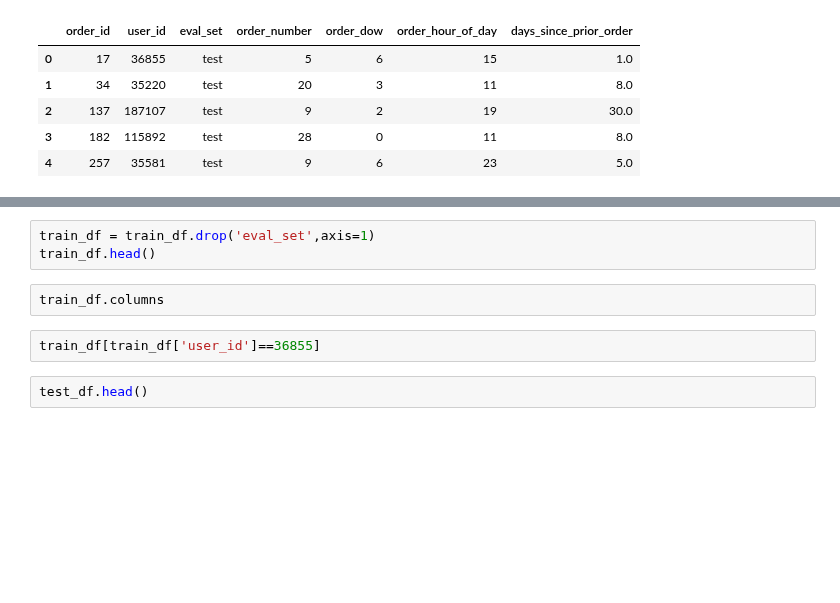
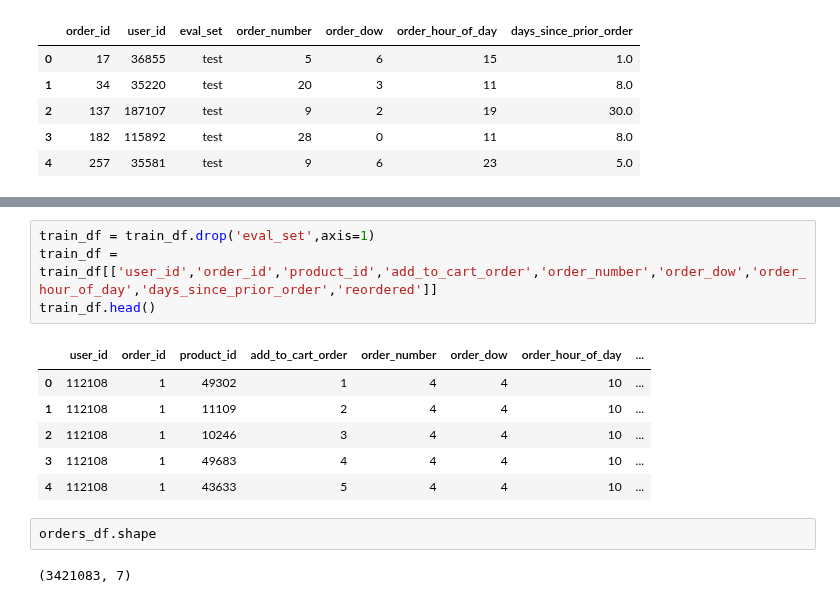
Before and after one commit to Edwardp17/Kaggle, a Jupyter notebook: instacart/instacart_predictive.ipynb, the cells around one changed output, grey strips where cells are left out. Cells and saved outputs as stored; diff of their text form; blank space fills up the shorter version.

```diff
--- a/instacart/instacart_predictive.ipynb
+++ b/instacart/instacart_predictive.ipynb
@@ -151,9 +196,15 @@ test_df.head()
 # %%
 train_df = train_df.drop('eval_set',axis=1)
+train_df = train_df[['user_id','order_id','product_id','add_to_cart_order','order_number','order_dow','order_hour_of_day','days_since_prior_order','reordered']]
 train_df.head()
+# %% [output]
+|  | user_id | order_id | product_id | add_to_cart_order | order_number | order_dow | order_hour_of_day | ... |
+| 0 | 112108 | 1 | 49302 | 1 | 4 | 4 | 10 | ... |
+| 1 | 112108 | 1 | 11109 | 2 | 4 | 4 | 10 | ... |
+| 2 | 112108 | 1 | 10246 | 3 | 4 | 4 | 10 | ... |
+| 3 | 112108 | 1 | 49683 | 4 | 4 | 4 | 10 | ... |
+| 4 | 112108 | 1 | 43633 | 5 | 4 | 4 | 10 | ... |
-# %%
-train_df.columns
-# %%
-train_df[train_df['user_id']==36855]
-# %%
-test_df.head()
+# %%
+orders_df.shape
+# %% [output]
+(3421083, 7)
```
Also changed, not shown: parts of 9 cells of this notebook.
